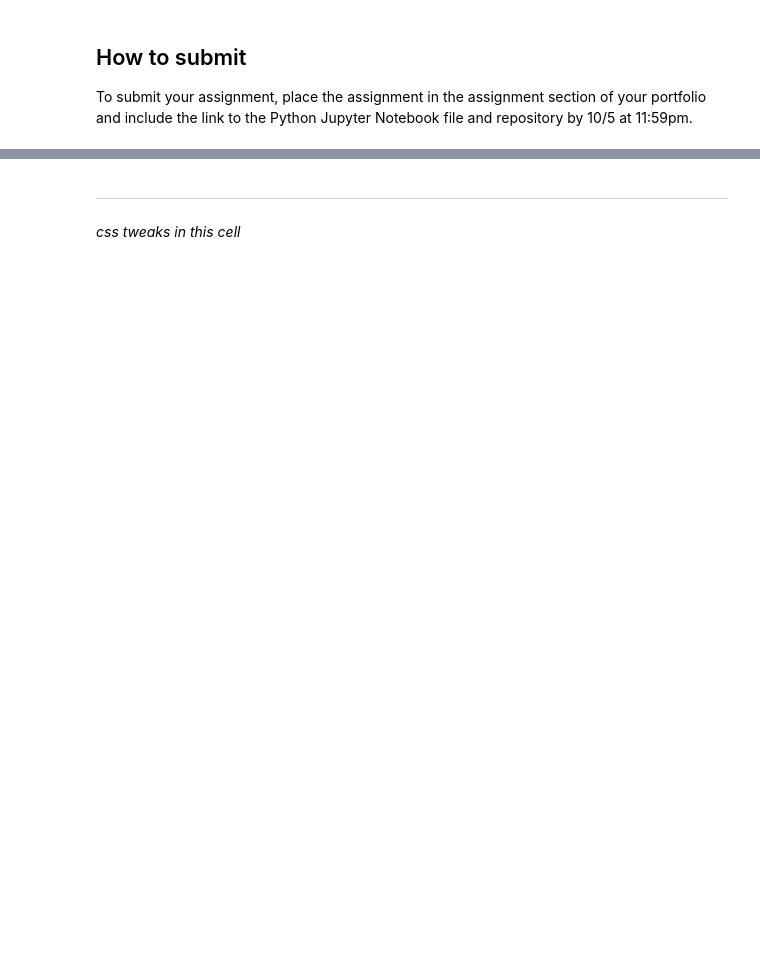
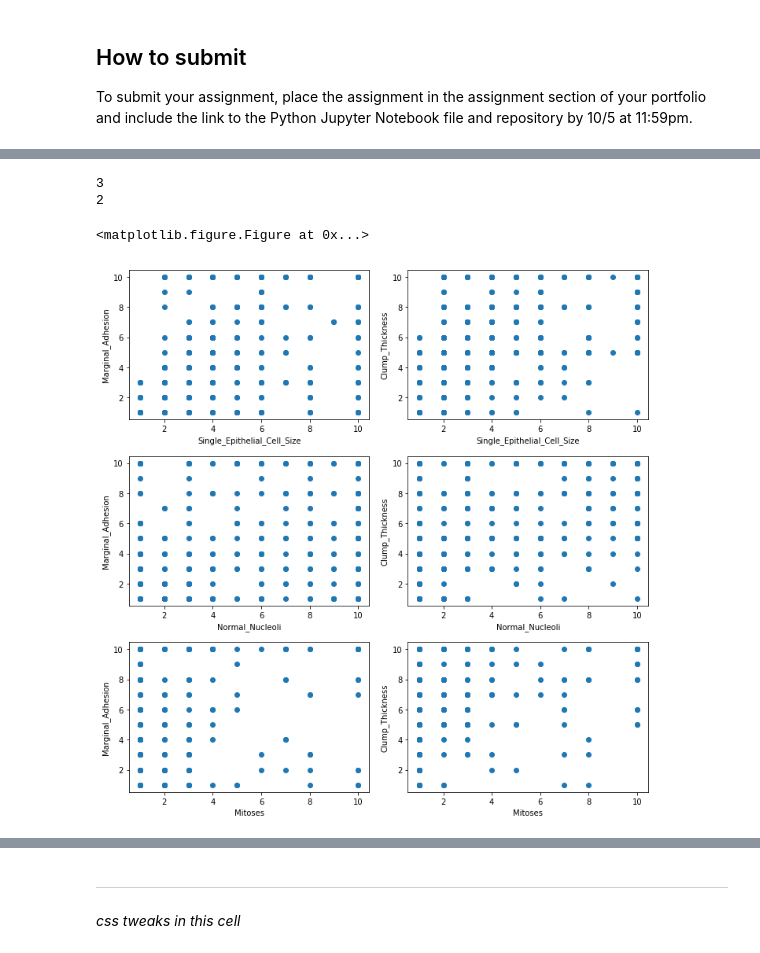
Before and after one commit to bsharvey/EMSEDataAnalytics, a Jupyter notebook: EMSE6992_Assignments/HW1.ipynb, the cells around one changed output, grey strips where cells are left out. Drawn from its saved outputs; the diff is of its cells as text; code cells hidden in the pictures; blank space fills up the shorter version.

```diff
--- a/EMSE6992_Assignments/HW1.ipynb
+++ b/EMSE6992_Assignments/HW1.ipynb
@@ -93,0 +301,26 @@ To submit your assignment, place the assignment in the assignment section of you
+# %%
+#Make scatterplots of a selected column "featureA" in the list yfeatureA against the featureA in the list xfeatureA.
+#As the names suggest, plot featureA in yfeatureA along the y featureA and the acids in xfeatureA along the x axis.
+#Label the axes with the respective feature name.
+#Set it up as a grid with 3 rows and 2 columns.
+
+xfeatures=['Single_Epithelial_Cell_Size','Normal_Nucleoli','Mitoses']
+yfeatures=['Marginal_Adhesion','Clump_Thickness']
+
+#your code here
+figure()
+print(len(xfeatures))
+print(len(yfeatures))
+fig1, axes=plt.subplots(figsize=(10,10), nrows=len(xfeatures), ncols=len(yfeatures))
+for i, xfeature in enumerate(xfeatures):
+    for j, yfeature in enumerate(yfeatures):
+        axes[i][j].scatter(df[xfeature],df[yfeature])
+        axes[i][j].set_xlabel(xfeature)
+        axes[i][j].set_ylabel(yfeature)
+fig1.tight_layout()
+show(fig1)
+# %% [output]
+3
+2
+<matplotlib.figure.Figure at 0x...>
+[figure, added]
```
Also changed, not shown: parts of 32 cells of this notebook, 7 other files.
